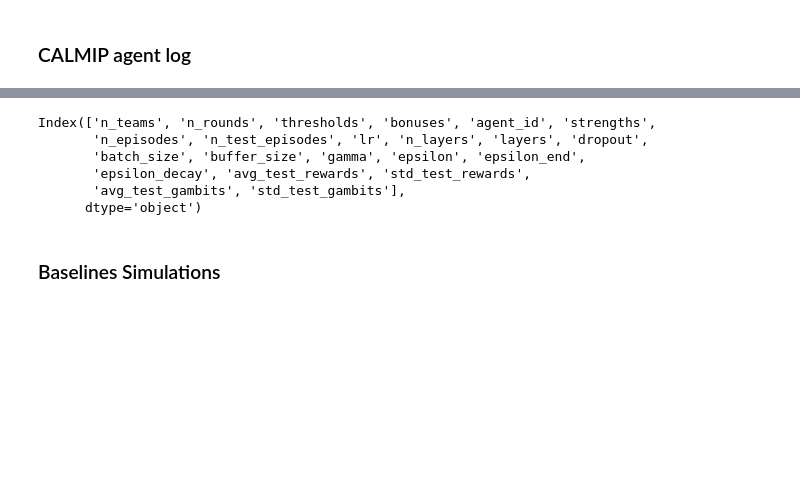
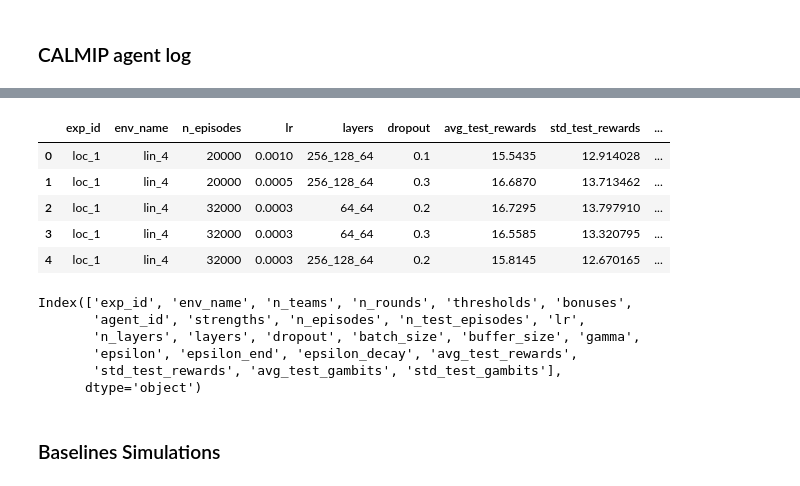
Before and after one commit to arnaud-odet/RL, a Jupyter notebook: notebooks/swiss_round.ipynb, the cells around one changed output, grey strips where cells are left out. Saved outputs shown, nothing was run; the diff lists cells and outputs as text; code cells hidden in the pictures; blank space fills up the shorter version.

```diff
--- a/notebooks/swiss_round.ipynb
+++ b/notebooks/swiss_round.ipynb
@@ -197,11 +203,22 @@ cldf[['strengths','agent_id','layers','buffer_size', 'avg_test_rewards', 'std_te
+# %%
+ldf = pd.read_csv('../logs/exp_logs.csv', index_col=0)
+ldf[['exp_id', 'env_name', 'n_episodes','lr', 'layers', 'dropout', 'avg_test_rewards',
+       'std_test_rewards', 'avg_test_gambits', 'std_test_gambits']]
+# %% [output]
+|  | exp_id | env_name | n_episodes | lr | layers | dropout | avg_test_rewards | std_test_rewards | ... |
+| 0 | loc_1 | lin_4 | 20000 | 0.0010 | 256_128_64 | 0.1 | 15.5435 | 12.914028 | ... |
+| 1 | loc_1 | lin_4 | 20000 | 0.0005 | 256_128_64 | 0.3 | 16.6870 | 13.713462 | ... |
+| 2 | loc_1 | lin_4 | 32000 | 0.0003 | 64_64 | 0.2 | 16.7295 | 13.797910 | ... |
+| 3 | loc_1 | lin_4 | 32000 | 0.0003 | 64_64 | 0.3 | 16.5585 | 13.320795 | ... |
+| 4 | loc_1 | lin_4 | 32000 | 0.0003 | 256_128_64 | 0.2 | 15.8145 | 12.670165 | ... |
 # %%
-cldf.columns
+cpdf.columns
 # %% [output]
-Index(['n_teams', 'n_rounds', 'thresholds', 'bonuses', 'agent_id', 'strengths',
-       'n_episodes', 'n_test_episodes', 'lr', 'n_layers', 'layers', 'dropout',
-       'batch_size', 'buffer_size', 'gamma', 'epsilon', 'epsilon_end',
-       'epsilon_decay', 'avg_test_rewards', 'std_test_rewards',
-       'avg_test_gambits', 'std_test_gambits'],
+Index(['exp_id', 'env_name', 'n_teams', 'n_rounds', 'thresholds', 'bonuses',
+       'agent_id', 'strengths', 'n_episodes', 'n_test_episodes', 'lr',
+       'n_layers', 'layers', 'dropout', 'batch_size', 'buffer_size', 'gamma',
+       'epsilon', 'epsilon_end', 'epsilon_decay', 'avg_test_rewards',
+       'std_test_rewards', 'avg_test_gambits', 'std_test_gambits'],
       dtype='object')
 # %% [markdown]
 ### Baselines Simulations
```
Also changed, not shown: parts of 7 cells of this notebook, 5 other files.
